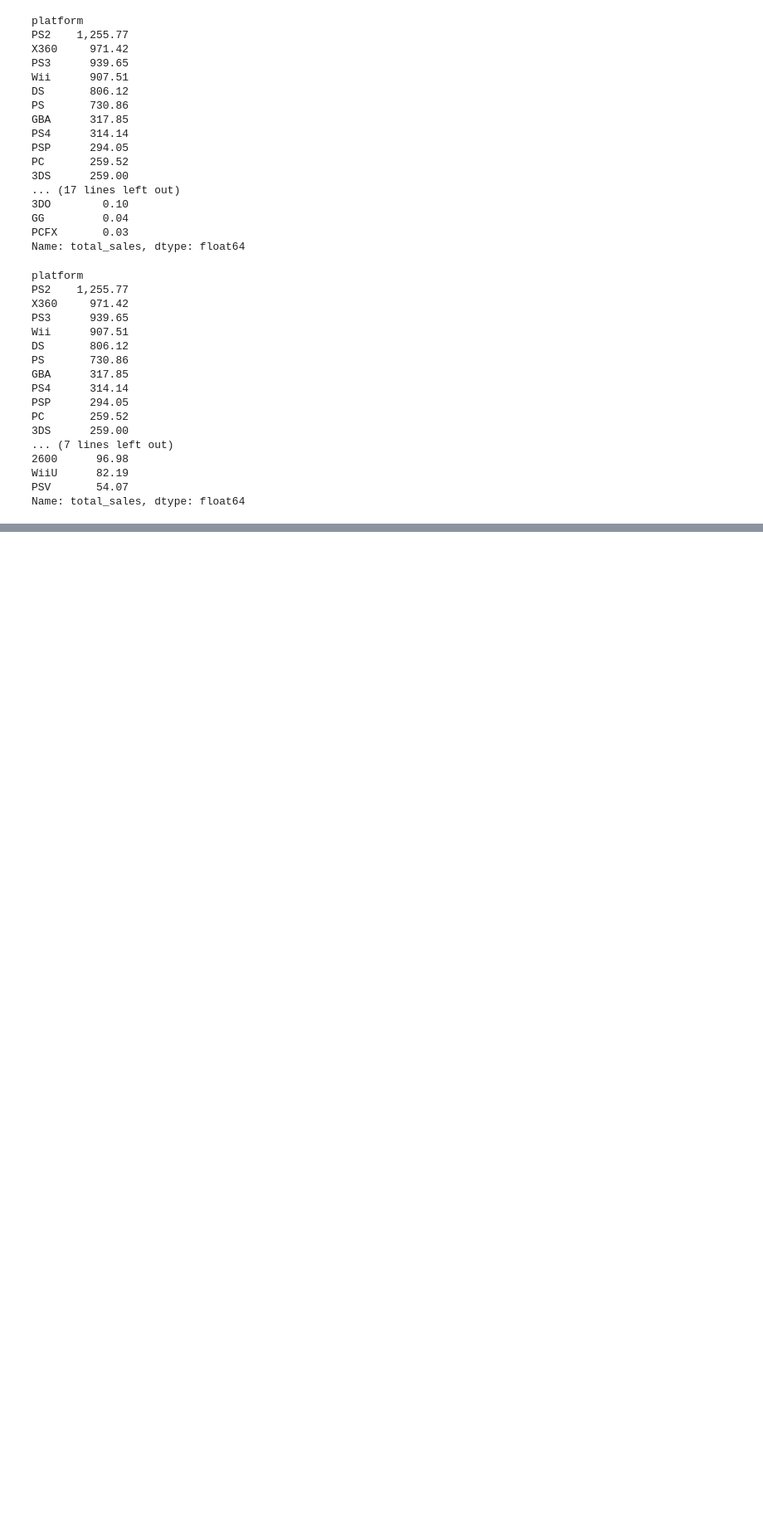
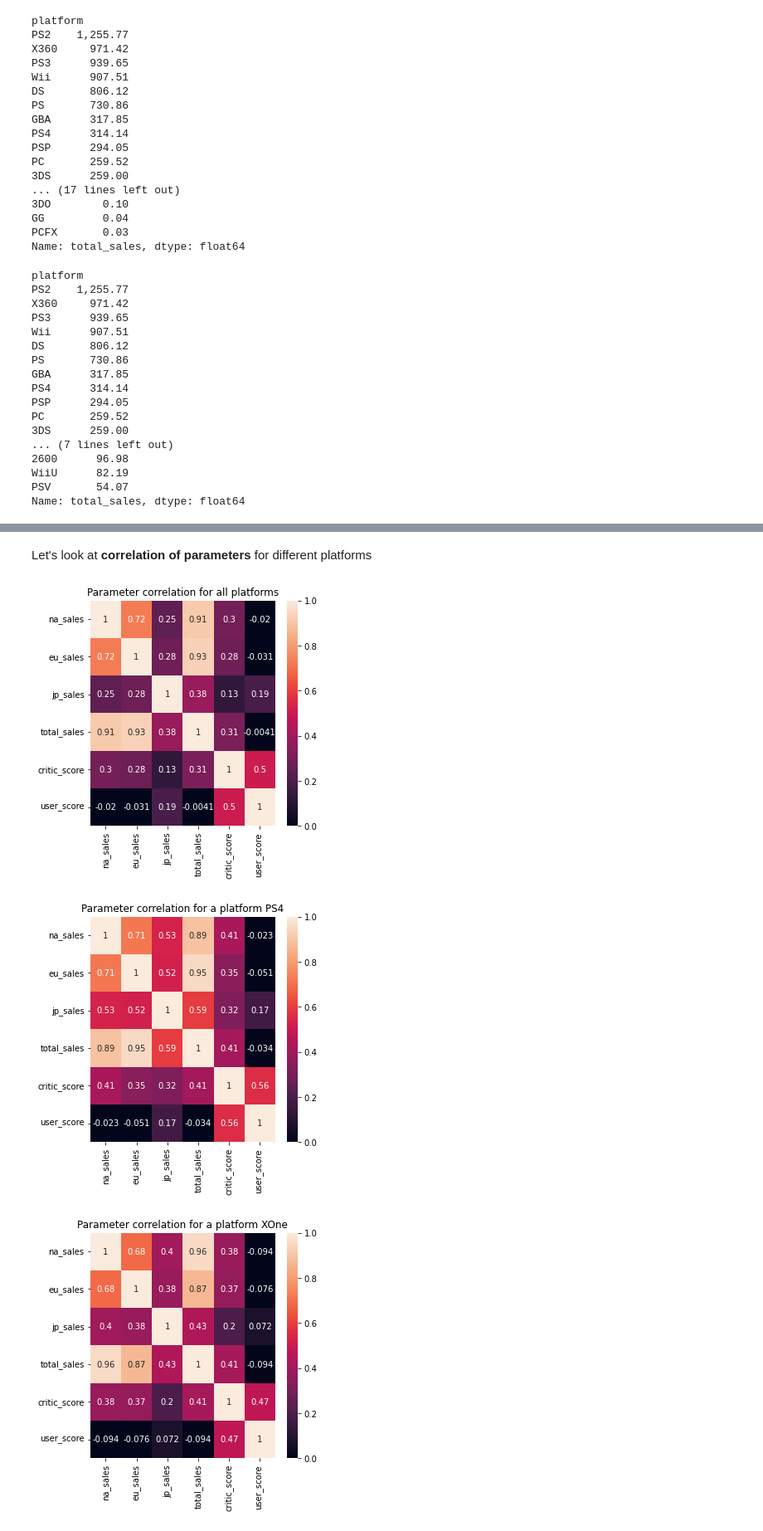
Before and after one commit to vascadagama/data-science-practicum, a Jupyter notebook: computer_games_research/Games_research.ipynb, the cells around one changed output, grey strips where cells are left out. Shown at 83% size. Cells and saved outputs as stored; diff of their text form; code cells hidden in the pictures; blank space fills up the shorter version.

```diff
--- a/computer_games_research/Games_research.ipynb
+++ b/computer_games_research/Games_research.ipynb
@@ -550,9 +323,0 @@ Name: rating, dtype: int64
-# %%
-#Построим диаграммы продаж по регионам в разрезе рейтинга ESRB
-
-ax = data.groupby('rating')['na_sales','eu_sales','jp_sales'].sum().plot(kind='bar',
-                                                              grid=True,
-                                                              figsize=(9,9), title = 'Продажи в зависимости от рейтинга по регионам')
-ax.set_ylabel('Sales, mln copies')
-ax.legend()
-plt.show()
@@ -560,0 +403,27 @@ plt.show()
+# %% [markdown]
+Let's look at **correlation of parameters** for different platforms
+# %%
+#Display heat maps for parameters correlattion
+def corr_heatmap(platform =''):
+    if not platform:
+        plot_data = data[['na_sales', 'eu_sales', 'jp_sales', 'total_sales', 'critic_score', 'user_score', 'platform']]\
+        .query('user_score >-1 and critic_score >-1')
+        title = 'Parameter correlation for all platforms'
+    else:
+        plot_data = data[['na_sales', 'eu_sales', 'jp_sales', 'total_sales', 'critic_score', 'user_score', 'platform']]\
+        .query('user_score >-1 and critic_score >-1 and platform == @platform')
+        title = 'Parameter correlation for a platform '+platform
+
+    _, ax = plt.subplots(figsize=(5,5))
+    sns.heatmap(plot_data.corr(), annot=True, ax=ax, vmin=0, vmax=1)
+    ax.set_title(title)
+    plt.show()
+
+corr_heatmap()
+corr_heatmap('PS4')
+corr_heatmap('XOne')
+corr_heatmap('3DS')
+# %% [output]
+[figure, added]
+[figure, added]
+[figure, added]
```
Also changed, not shown: parts of 92 cells of this notebook.
